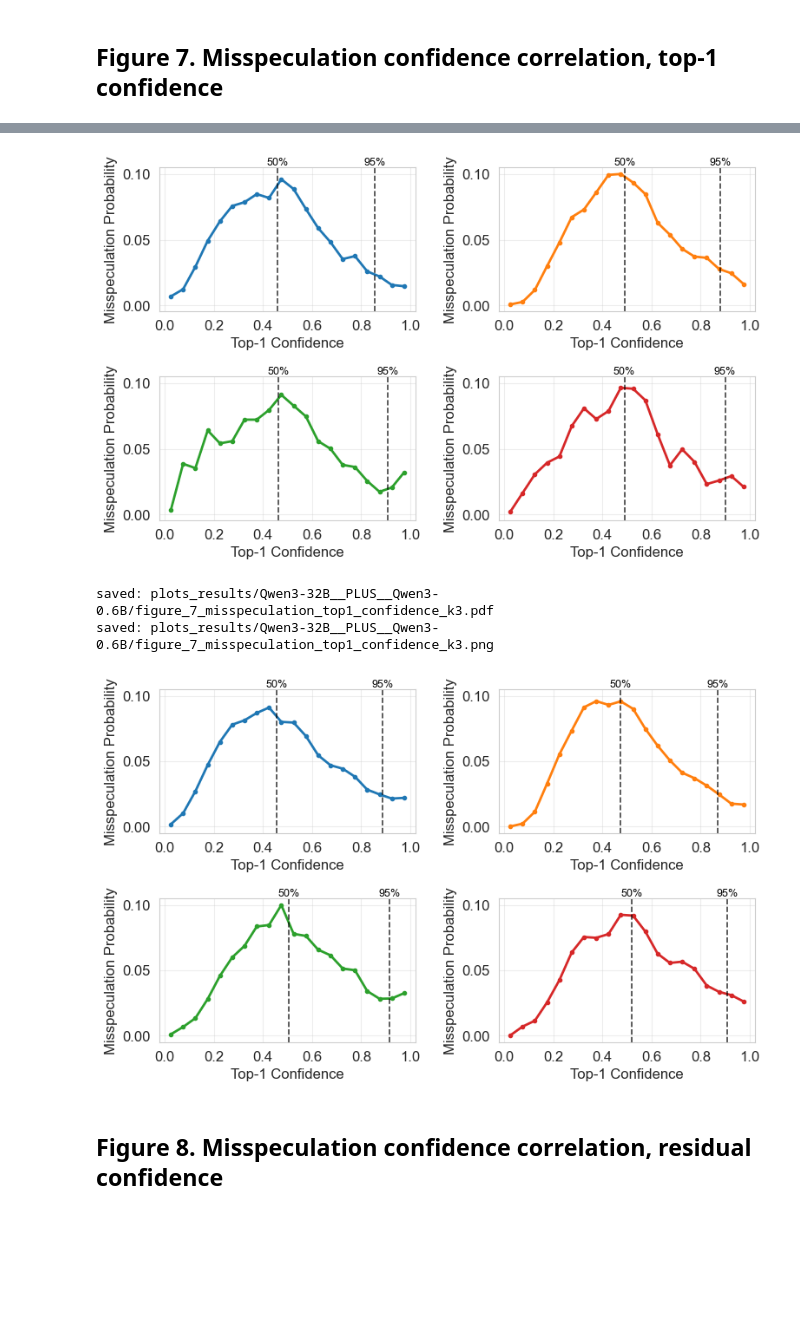
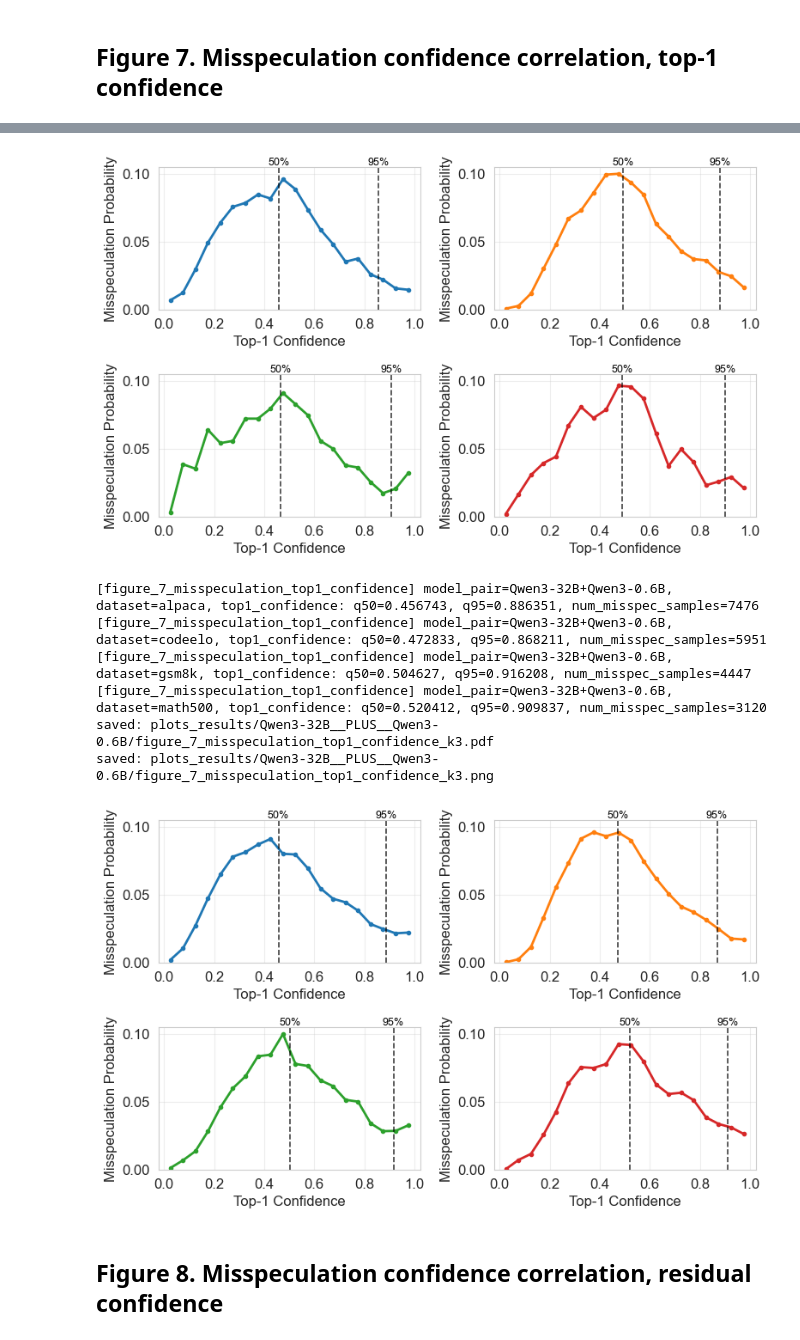
Before and after one commit to junsu-kim0807/ssd, a Jupyter notebook: plot_script.ipynb, the cells around one changed output, grey strips where cells are left out. Cells and saved outputs as stored; diff of their text form; code cells hidden in the pictures; blank space fills up the shorter version.

```diff
--- a/plot_script.ipynb
+++ b/plot_script.ipynb
@@ -818,6 +818,7 @@ saved: plots_results/Qwen3-32B__PLUS__Qwen3-0.6B/figure_6_target_match_probabili
 # %% [markdown]
 ## Figure 7. Misspeculation confidence correlation, top-1 confidence
 # %%
+MISSPEC_CONF_THRESHOLDS = {}
 def expand_confidence_rows(df, value_col):
     rows = []
 
@@ -932,8 +933,22 @@ def plot_confidence_correlation_grid(value_col, xlabel, fig_name):
             }
 
             if len(values) > 0:
-                for q_label, q in quantiles.items():
-                    q_value = np.quantile(values, q)
+                q50 = np.quantile(values, 0.50)
+                q95 = np.quantile(values, 0.95)
+
+                MISSPEC_CONF_THRESHOLDS[(model_pair, dataset, value_col)] = {
+                    "50%": q50,
+                    "95%": q95,
+                }
+
+                print(
+                    f"[{fig_name}] model_pair={model_pair}, "
+                    f"dataset={dataset}, "
+                    f"{value_col}: q50={q50:.6f}, q95={q95:.6f}, "
+                    f"num_misspec_samples={len(values)}"
+                )
+
+                for q_label, q_value in MISSPEC_CONF_THRESHOLDS[(model_pair, dataset, value_col)].items():
                     ax.axvline(
                         q_value,
                         color="black",
@@ -964,6 +979,12 @@ def plot_confidence_correlation_grid(value_col, xlabel, fig_name):
             )
 
             ax.set_xticks(np.linspace(lo, hi, 6))
+            ymax = float(np.nanmax(probs)) if len(probs) > 0 else 0.05
+            ymax = np.ceil(ymax / 0.05) * 0.05
+            ymax = max(ymax, 0.05)
+
+            ax.set_ylim(0.0, ymax+0.005)
+            ax.set_yticks(np.arange(0.0, ymax + 1e-9, 0.05))
 
         for j in range(len(datasets), len(axes)):
             axes[j].axis("off")
@@ -982,9 +1007,13 @@ plot_confidence_correlation_grid(
 saved: plots_results/Llama-3.3-70B-Instruct__PLUS__Llama-3.2-1B-Instruct/figure_7_misspeculation_top1_confidence_k3.pdf
 saved: plots_results/Llama-3.3-70B-Instruct__PLUS__Llama-3.2-1B-Instruct/figure_7_misspeculation_top1_confidence_k3.png
-[figure, old version]
+[figure, new version]
+[figure_7_misspeculation_top1_confidence] model_pair=Qwen3-32B+Qwen3-0.6B, dataset=alpaca, top1_confidence: q50=0.456743, q95=0.886351, num_misspec_samples=7476
+[figure_7_misspeculation_top1_confidence] model_pair=Qwen3-32B+Qwen3-0.6B, dataset=codeelo, top1_confidence: q50=0.472833, q95=0.868211, num_misspec_samples=5951
+[figure_7_misspeculation_top1_confidence] model_pair=Qwen3-32B+Qwen3-0.6B, dataset=gsm8k, top1_confidence: q50=0.504627, q95=0.916208, num_misspec_samples=4447
+[figure_7_misspeculation_top1_confidence] model_pair=Qwen3-32B+Qwen3-0.6B, dataset=math500, top1_confidence: q50=0.520412, q95=0.909837, num_misspec_samples=3120
 saved: plots_results/Qwen3-32B__PLUS__Qwen3-0.6B/figure_7_misspeculation_top1_confidence_k3.pdf
 saved: plots_results/Qwen3-32B__PLUS__Qwen3-0.6B/figure_7_misspeculation_top1_confidence_k3.png
-[figure, old version]
+[figure, new version]
 # %% [markdown]
 ## Figure 8. Misspeculation confidence correlation, residual confidence
 # %%
```
Also changed, not shown: parts of 10 cells of this notebook, 33 other files.
